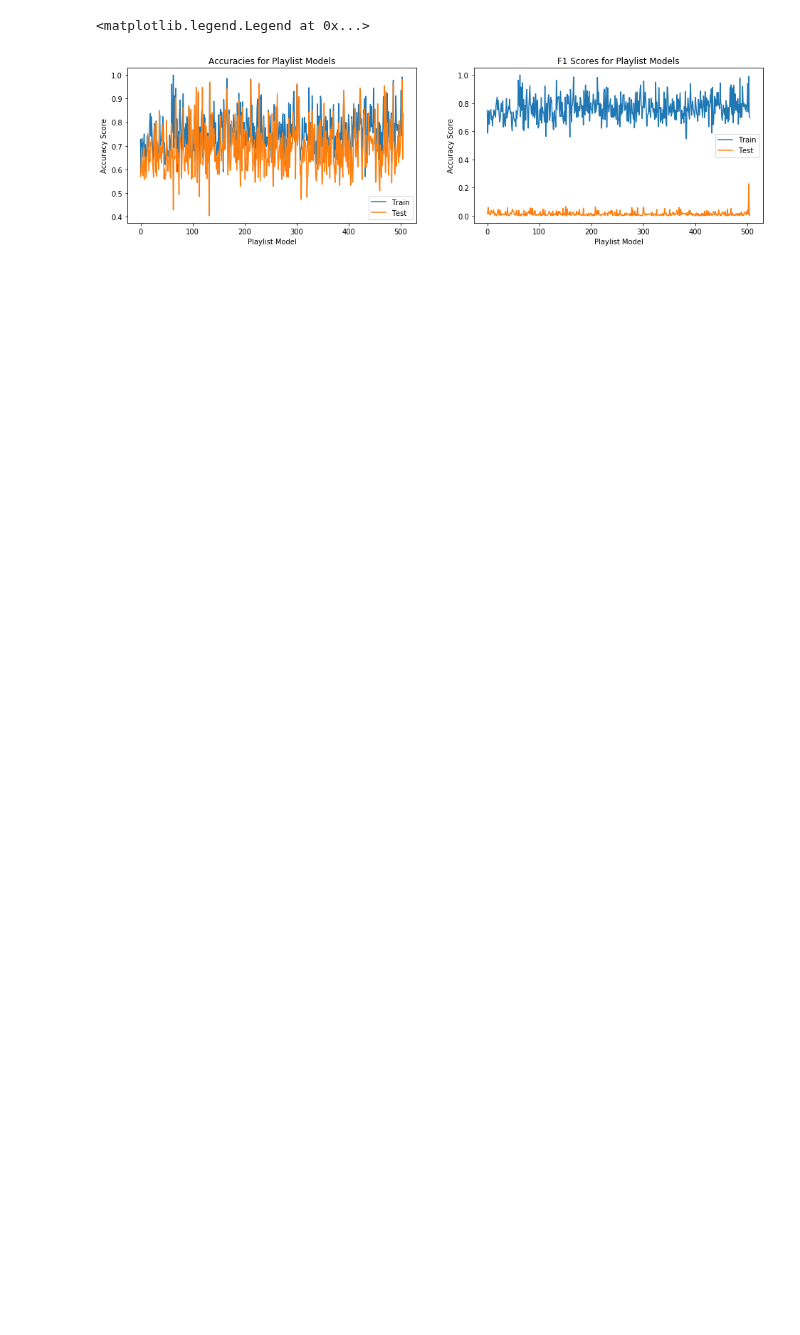
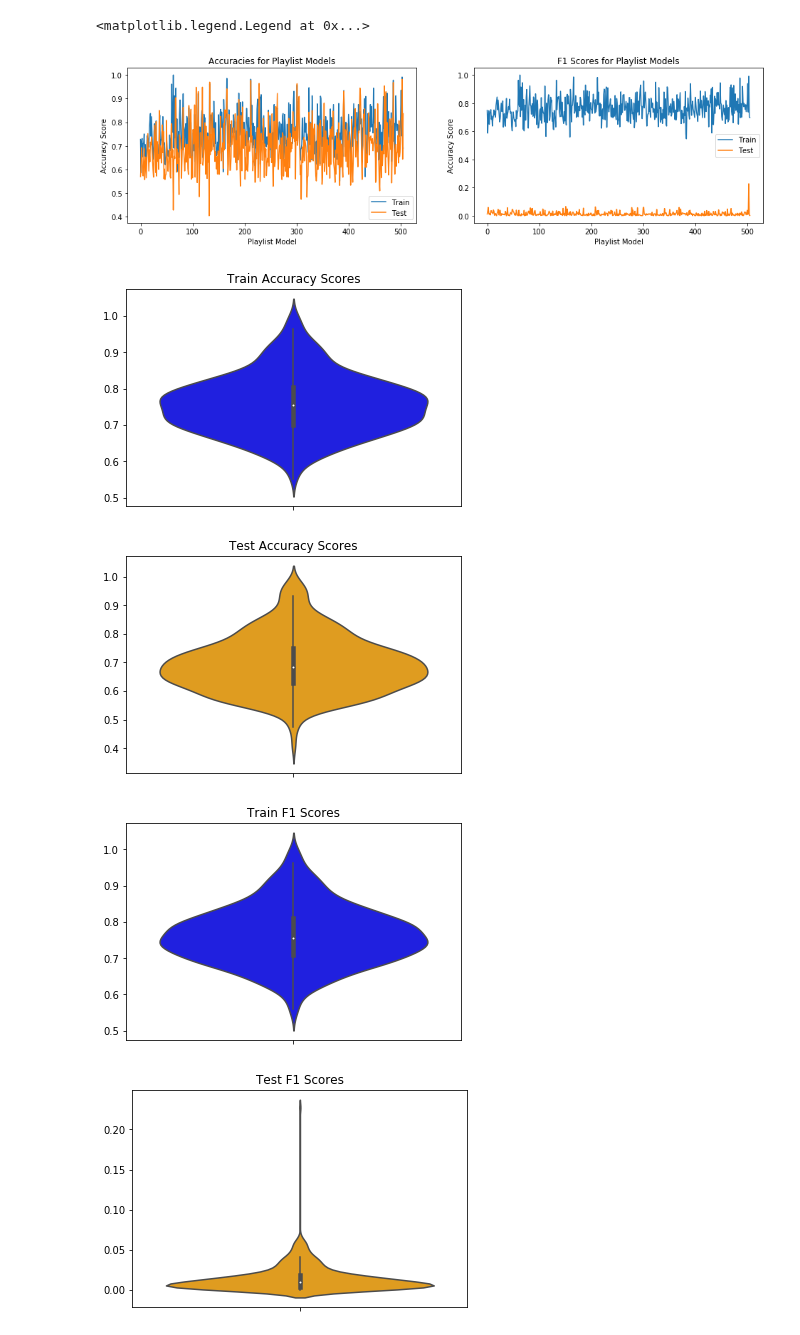
Before and after one commit to spotted-d/spotify-project, a Jupyter notebook: notebooks/emily_milestone_4.ipynb, the cells around one changed output. Cells and saved outputs as stored; diff of their text form; code cells hidden in the pictures; blank space fills up the shorter version.

Commit message:
Accuracy scores plotted for violin

```diff
--- a/notebooks/emily_milestone_4.ipynb
+++ b/notebooks/emily_milestone_4.ipynb
@@ -340,0 +336,20 @@ plt.show()
+# %%
+sns.violinplot(y=[train_accuracies], color="Blue")
+plt.title("Train Accuracy Scores")
+plt.show()
+sns.violinplot(y=[test_accuracies], color="orange")
+plt.title("Test Accuracy Scores")
+plt.show()
+
+sns.violinplot(y=[train_f1s], color="blue")
+plt.title("Train F1 Scores")
+plt.show()
+
+sns.violinplot(y=[test_f1s], color="orange")
+plt.title("Test F1 Scores")
+plt.show()
+# %% [output]
+[figure, added]
+[figure, added]
+[figure, added]
+[figure, added]
```
Also changed, not shown: parts of 3 cells of this notebook.
